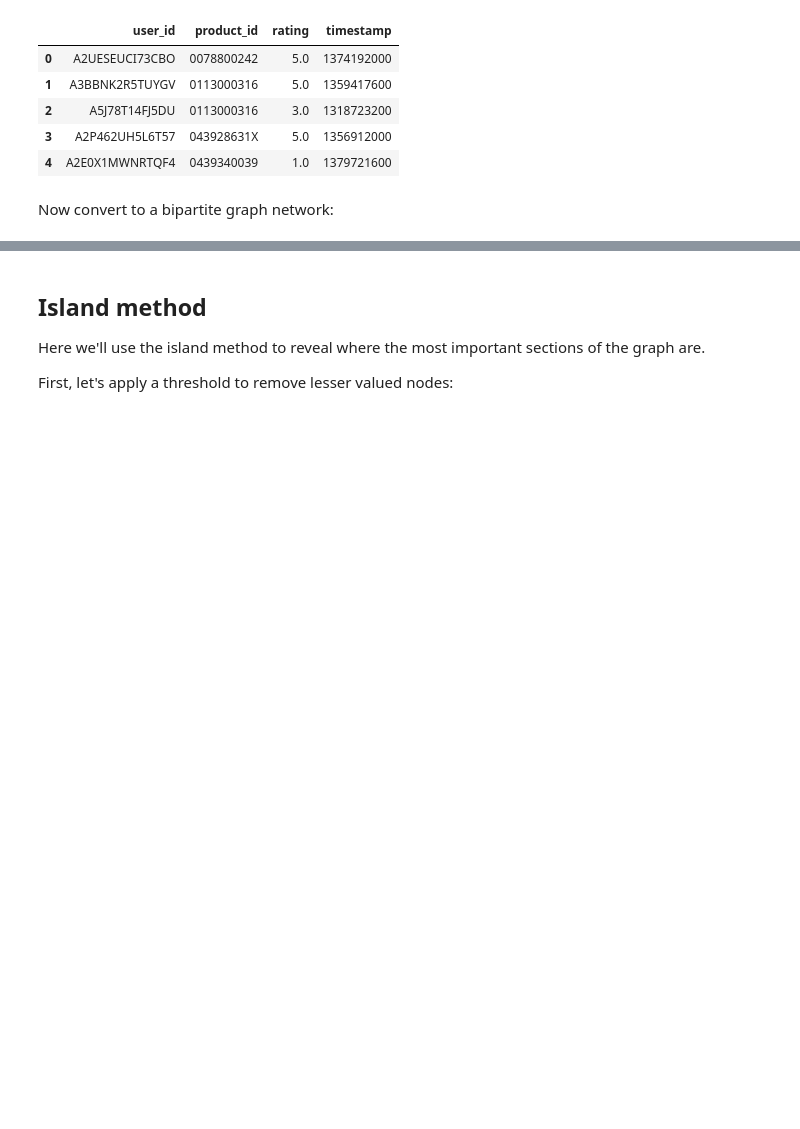
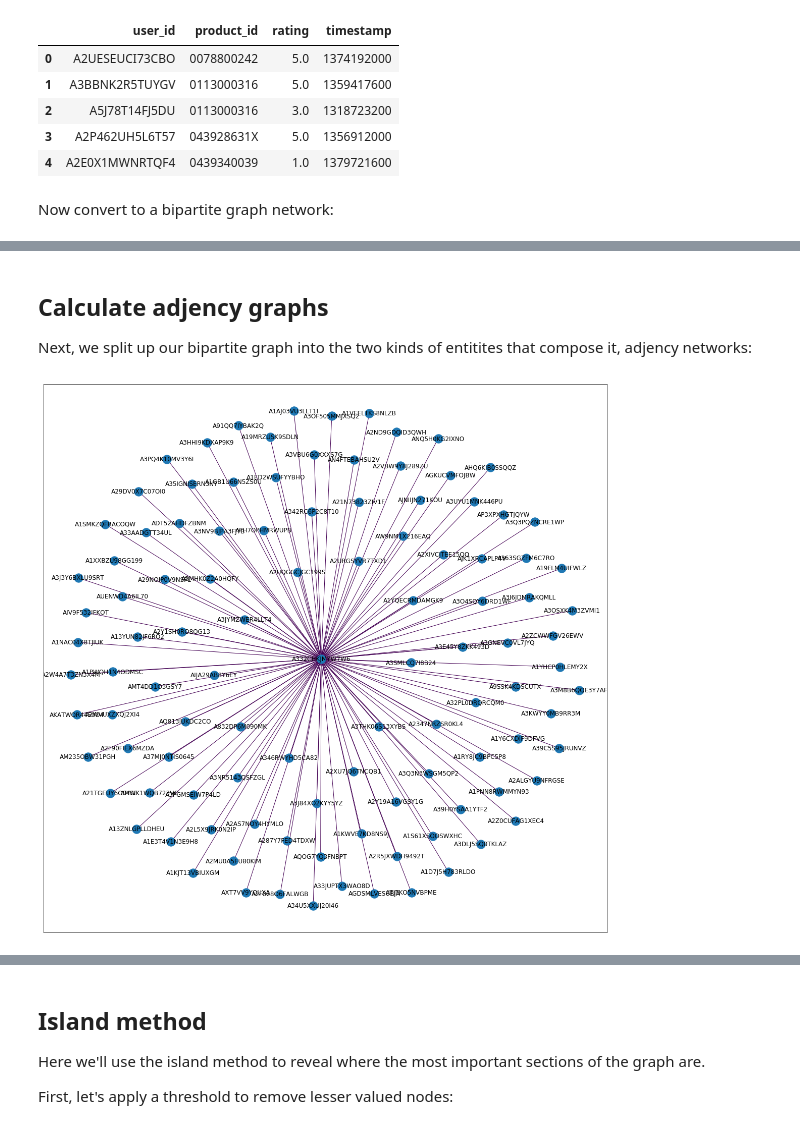
Before and after one commit to benhorvath/web_analytics, a Jupyter notebook: project2/Project2.ipynb, the cells around one changed output, grey strips where cells are left out. Saved outputs shown, nothing was run; the diff lists cells and outputs as text; code cells hidden in the pictures; blank space fills up the shorter version.

```diff
--- a/project2/Project2.ipynb
+++ b/project2/Project2.ipynb
@@ -32,7 +32,7 @@ df.head()
 Now convert to a bipartite graph network:
 # %%
 # Break into components
-edges = df[['user_id', 'product_id', 'rating']].values.tolist()
+edges = df[['user_id', 'product_id']].values.tolist()
 nodes_0 = list(set(df['user_id'].values.tolist()))
 nodes_1 = list(set(df['product_id'].values.tolist()))
 # %%
@@ -44,5 +44,21 @@ nodes_1[0:5]
 g = nx.Graph()
 g.add_nodes_from(nodes_0, bipartite=0) # Add the node attribute “bipartite”
 g.add_nodes_from(nodes_1, bipartite=1)
-#g.add_edges_from(edges)
-g.add_weighted_edges_from(edges)
+g.add_edges_from(edges)
+#g.add_weighted_edges_from(edges)
+# %% [markdown]
+## Calculate adjency graphs
+
+Next, we split up our bipartite graph into the two kinds of entitites that compose it, adjency networks:
+# %%
+user_net = bp.weighted_projected_graph(g, nodes_0[0:1], ratio=False)
+# %%
+weights = [i[2]['weight'] for i in user_net.edges(data=True)]
+
+len(weights)
+
+plt.figure(figsize=(20, 20))
+nx.draw_networkx(user_net, width=weights, edge_color=weights)
+plt.show()
+# %% [output]
+[figure, added]
```
Also changed, not shown: parts of 2 cells of this notebook, 4 other files.
